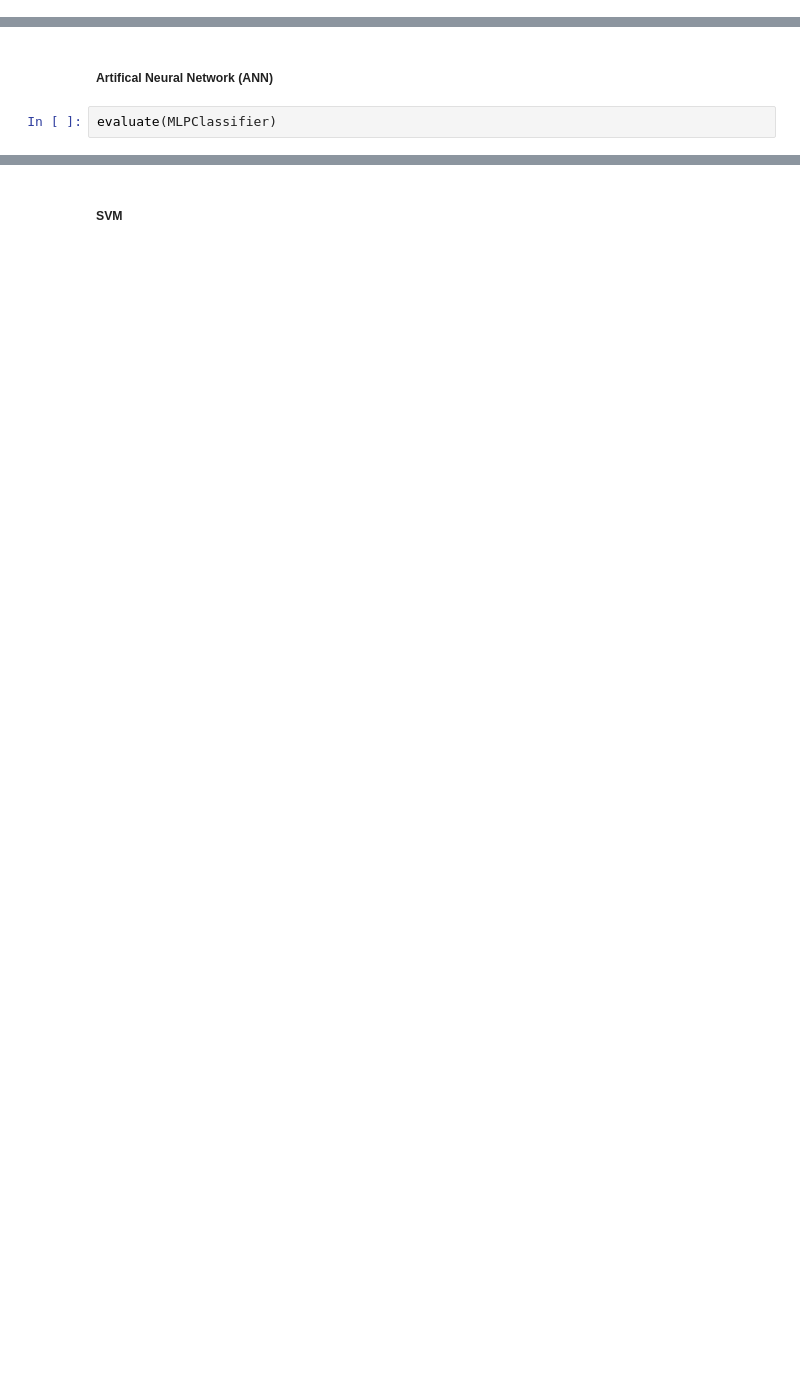
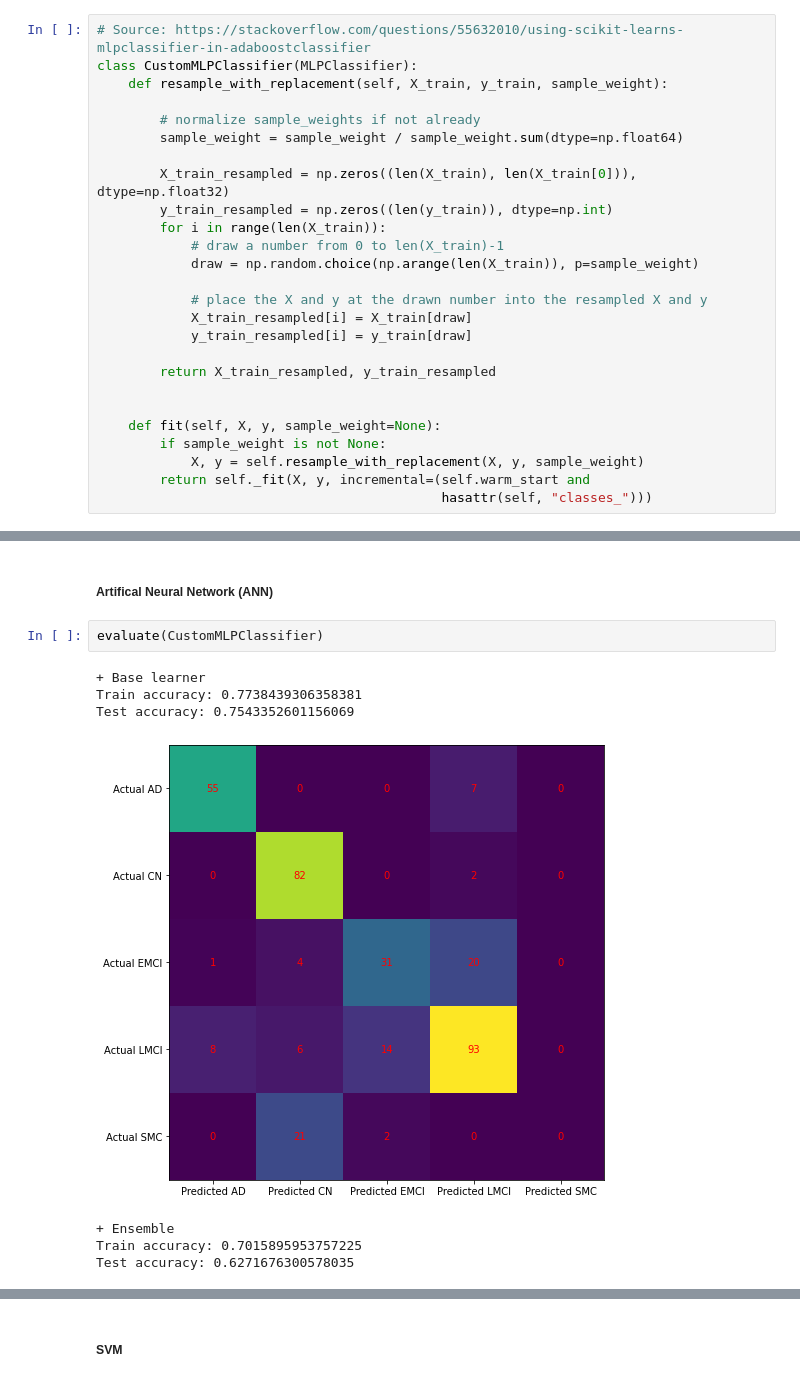
Before and after one commit to rusane/natural-computing, a Jupyter notebook: Project/Boosting.ipynb, the cells around one changed output, grey strips where cells are left out. Cells and saved outputs as stored; diff of their text form; blank space fills up the shorter version.

```diff
--- a/Project/Boosting.ipynb
+++ b/Project/Boosting.ipynb
@@ -28,3 +29,29 @@ NameError: name 'get_data' is not defined
 X_train, X_test, y_train, y_test = train_test_split(X, y, test_size=0.20, random_state=0)
 # %% [markdown]
 ### Helper Functions
+# %%
+# Source: https://stackoverflow.com/questions/55632010/using-scikit-learns-mlpclassifier-in-adaboostclassifier
+class CustomMLPClassifier(MLPClassifier):
+    def resample_with_replacement(self, X_train, y_train, sample_weight):
+
+        # normalize sample_weights if not already
+        sample_weight = sample_weight / sample_weight.sum(dtype=np.float64)
+
+        X_train_resampled = np.zeros((len(X_train), len(X_train[0])), dtype=np.float32)
+        y_train_resampled = np.zeros((len(y_train)), dtype=np.int)
+        for i in range(len(X_train)):
+            # draw a number from 0 to len(X_train)-1
+            draw = np.random.choice(np.arange(len(X_train)), p=sample_weight)
+
+            # place the X and y at the drawn number into the resampled X and y
+            X_train_resampled[i] = X_train[draw]
+            y_train_resampled[i] = y_train[draw]
+
+        return X_train_resampled, y_train_resampled
+
+
+    def fit(self, X, y, sample_weight=None):
+        if sample_weight is not None:
+            X, y = self.resample_with_replacement(X, y, sample_weight)
+        return self._fit(X, y, incremental=(self.warm_start and
+                                            hasattr(self, "classes_")))
@@ -91,4 +136,12 @@ evaluate(LogisticRegression)
 # %% [markdown]
 ##### Artifical Neural Network (ANN)
 # %%
-evaluate(MLPClassifier)
+evaluate(CustomMLPClassifier)
+# %% [output]
++ Base learner
+Train accuracy: 0.7738439306358381
+Test accuracy: 0.7543352601156069
+[figure, added]
++ Ensemble
+Train accuracy: 0.7015895953757225
+Test accuracy: 0.6271676300578035
```
Also changed, not shown: parts of 12 cells of this notebook.
